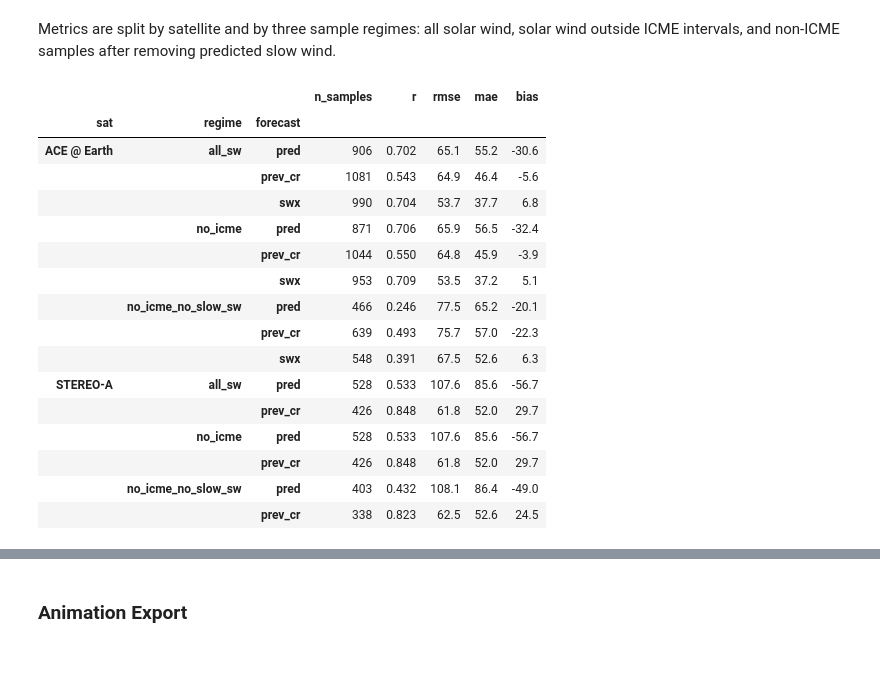
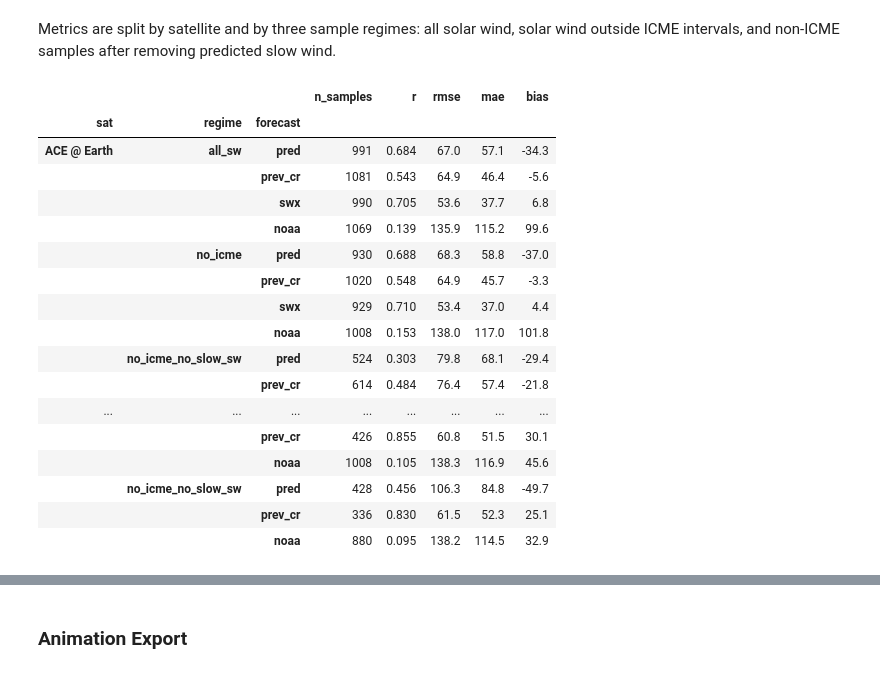
Before and after one commit to oscu0/helio-n, a Jupyter notebook: SW 3.ipynb, the cells around one changed output, grey strips where cells are left out. Cells and saved outputs as stored; diff of their text form; code cells hidden in the pictures.

```diff
--- a/SW 3.ipynb
+++ b/SW 3.ipynb
@@ -128,7 +127,7 @@ dense_memory_budget_gb: 12.0 | max_seed_batch: 256
 ## Data Loading And Input Speed Series
 # %%
 start_dt = pd.Timestamp("2018-03-01 00:00:00")
-end_dt = pd.Timestamp("2018-04-15 00:00:00")
+end_dt = pd.Timestamp("2018-06-01 00:00:00")
 
 input_source = "sql"
 input_parquet_path = Path("Data/CH Area.parquet")
@@ -476,6 +536,7 @@ for sat_spec in plot_sats:
         slow_sw_pred_mask=slow_sw_pred_mask,
         df_sat=df_sat,
         df_swx=satellite_swx_frames.get(sat_name),
+        df_noaa=enlil_frames.get(sat_name),
         phi_target=sat_spec["phi_target"],
         r_target=sat_spec["r_target"],
         slow_sw_speed=slow_sw_patch_speed,
@@ -565,10 +630,12 @@ FORECAST_COLUMNS_BY_SAT = {
         ("pred", "v_predict"),
         ("prev_cr", "v_1cr_ago"),
         ("swx", "v_swx"),
+        ("noaa", "v_noaa"),
     ],
     "stereo_a": [
         ("pred", "v_predict"),
         ("prev_cr", "v_1cr_ago"),
+        ("noaa", "v_noaa"),
     ],
 }
 
@@ -720,46 +787,47 @@ for sat_name, eval_frame in score_frames.items():
                     "sat": sat_label,
                     "regime": regime,
                     "forecast": forecast_name,
                     **compute_forecast_stats(
                         actual=eval_frame["obs"],
                         forecast=eval_frame[forecast_name],
                         sample_mask=sample_mask,
                     ),
                 }
             )
 
 forecast_skill_df = pd.DataFrame(score_rows)
 forecast_skill_df["sat_order"] = forecast_skill_df["sat"].map(
     {label: order for order, label in enumerate(SAT_LABELS.values())}
 )
 forecast_skill_df["regime_order"] = forecast_skill_df["regime"].map(
     {regime: order for order, regime in enumerate(REGIME_ORDER)}
 )
 forecast_skill_df["forecast_order"] = forecast_skill_df["forecast"].map(
-    {"pred": 0, "prev_cr": 1, "swx": 2}
+    {"pred": 0, "prev_cr": 1, "swx": 2, "noaa": 3}
 )
 forecast_skill_df = (
     forecast_skill_df.sort_values(["sat_order", "regime_order", "forecast_order"])
     .drop(columns=["sat_order", "regime_order", "forecast_order"])
     .set_index(["sat", "regime", "forecast"])
     .round({"r": 3, "rmse": 1, "mae": 1, "bias": 1})
 )
 forecast_skill_df
 # %% [output]
 |  |  |  | n_samples | r | rmse | mae | bias |
 | sat | regime | forecast |  |  |  |  |  |
-| ACE @ Earth | all_sw | pred | 906 | 0.702 | 65.1 | 55.2 | -30.6 |
+| ACE @ Earth | all_sw | pred | 991 | 0.684 | 67.0 | 57.1 | -34.3 |
 |  |  | prev_cr | 1081 | 0.543 | 64.9 | 46.4 | -5.6 |
-|  |  | swx | 990 | 0.704 | 53.7 | 37.7 | 6.8 |
-|  | no_icme | pred | 871 | 0.706 | 65.9 | 56.5 | -32.4 |
-|  |  | prev_cr | 1044 | 0.550 | 64.8 | 45.9 | -3.9 |
-|  |  | swx | 953 | 0.709 | 53.5 | 37.2 | 5.1 |
-|  | no_icme_no_slow_sw | pred | 466 | 0.246 | 77.5 | 65.2 | -20.1 |
-|  |  | prev_cr | 639 | 0.493 | 75.7 | 57.0 | -22.3 |
-|  |  | swx | 548 | 0.391 | 67.5 | 52.6 | 6.3 |
-| STEREO-A | all_sw | pred | 528 | 0.533 | 107.6 | 85.6 | -56.7 |
-|  |  | prev_cr | 426 | 0.848 | 61.8 | 52.0 | 29.7 |
-|  | no_icme | pred | 528 | 0.533 | 107.6 | 85.6 | -56.7 |
-|  |  | prev_cr | 426 | 0.848 | 61.8 | 52.0 | 29.7 |
-|  | no_icme_no_slow_sw | pred | 403 | 0.432 | 108.1 | 86.4 | -49.0 |
-|  |  | prev_cr | 338 | 0.823 | 62.5 | 52.6 | 24.5 |
+|  |  | swx | 990 | 0.705 | 53.6 | 37.7 | 6.8 |
+|  |  | noaa | 1069 | 0.139 | 135.9 | 115.2 | 99.6 |
+|  | no_icme | pred | 930 | 0.688 | 68.3 | 58.8 | -37.0 |
+|  |  | prev_cr | 1020 | 0.548 | 64.9 | 45.7 | -3.3 |
+|  |  | swx | 929 | 0.710 | 53.4 | 37.0 | 4.4 |
+|  |  | noaa | 1008 | 0.153 | 138.0 | 117.0 | 101.8 |
+|  | no_icme_no_slow_sw | pred | 524 | 0.303 | 79.8 | 68.1 | -29.4 |
+|  |  | prev_cr | 614 | 0.484 | 76.4 | 57.4 | -21.8 |
+| ... | ... | ... | ... | ... | ... | ... | ... |
+|  |  | prev_cr | 426 | 0.855 | 60.8 | 51.5 | 30.1 |
+|  |  | noaa | 1008 | 0.105 | 138.3 | 116.9 | 45.6 |
+|  | no_icme_no_slow_sw | pred | 428 | 0.456 | 106.3 | 84.8 | -49.7 |
+|  |  | prev_cr | 336 | 0.830 | 61.5 | 52.3 | 25.1 |
+|  |  | noaa | 880 | 0.095 | 138.2 | 114.5 | 32.9 |
```
Also changed, not shown: parts of 22 cells of this notebook, 5 other files.
